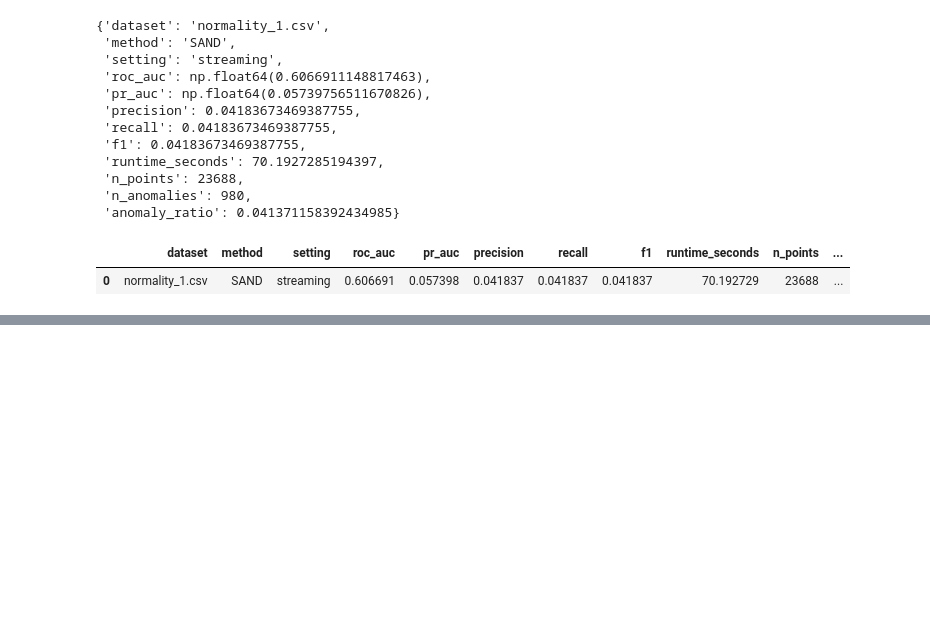
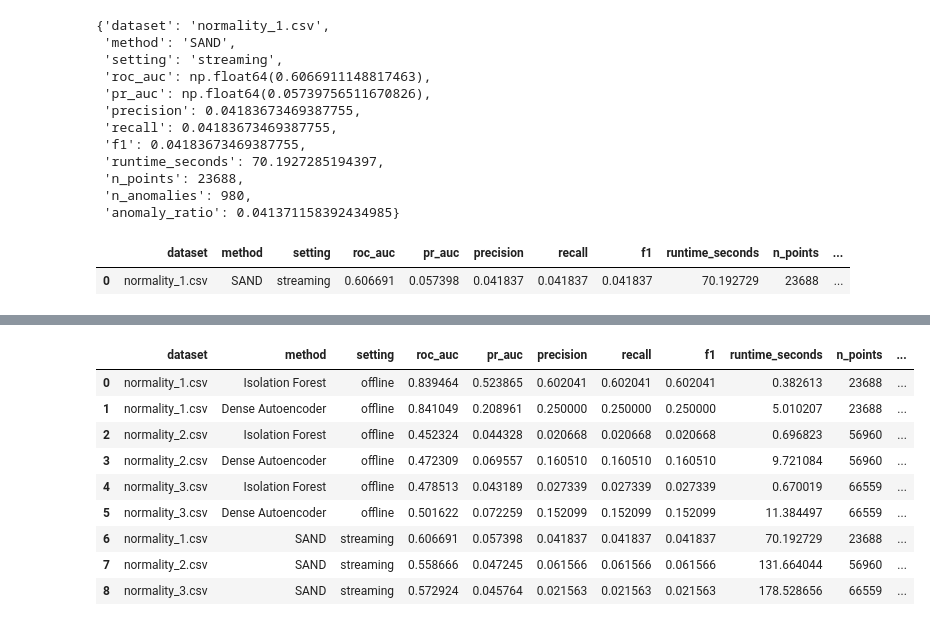
Before and after one commit to OrestisGeo/streamify-ts-anomaly-detection, a Jupyter notebook: notebooks/project2_main.ipynb, the cells around one changed output, grey strips where cells are left out. Drawn from its saved outputs; the diff is of its cells as text; code cells hidden in the pictures; blank space fills up the shorter version.

Commit message:
Save baseline results

```diff
--- a/notebooks/project2_main.ipynb
+++ b/notebooks/project2_main.ipynb
@@ -861,0 +949,31 @@ Already up to date.
+# %%
+from pathlib import Path
+import pandas as pd
+
+TABLES_DIR = Path("results/tables")
+
+offline_results = pd.read_csv(TABLES_DIR / "offline_baseline_results.csv")
+sand_results = pd.read_csv(TABLES_DIR / "sand_streaming_results.csv")
+
+all_baseline_results = pd.concat(
+    [offline_results, sand_results],
+    ignore_index=True
+)
+
+all_baseline_results.to_csv(
+    TABLES_DIR / "all_baseline_results.csv",
+    index=False
+)
+
+display(all_baseline_results)
+# %% [output]
+|  | dataset | method | setting | roc_auc | pr_auc | precision | recall | f1 | runtime_seconds | n_points | ... |
+| 0 | normality_1.csv | Isolation Forest | offline | 0.839464 | 0.523865 | 0.602041 | 0.602041 | 0.602041 | 0.382613 | 23688 | ... |
+| 1 | normality_1.csv | Dense Autoencoder | offline | 0.841049 | 0.208961 | 0.250000 | 0.250000 | 0.250000 | 5.010207 | 23688 | ... |
+| 2 | normality_2.csv | Isolation Forest | offline | 0.452324 | 0.044328 | 0.020668 | 0.020668 | 0.020668 | 0.696823 | 56960 | ... |
+| 3 | normality_2.csv | Dense Autoencoder | offline | 0.472309 | 0.069557 | 0.160510 | 0.160510 | 0.160510 | 9.721084 | 56960 | ... |
+| 4 | normality_3.csv | Isolation Forest | offline | 0.478513 | 0.043189 | 0.027339 | 0.027339 | 0.027339 | 0.670019 | 66559 | ... |
+| 5 | normality_3.csv | Dense Autoencoder | offline | 0.501622 | 0.072259 | 0.152099 | 0.152099 | 0.152099 | 11.384497 | 66559 | ... |
+| 6 | normality_1.csv | SAND | streaming | 0.606691 | 0.057398 | 0.041837 | 0.041837 | 0.041837 | 70.192729 | 23688 | ... |
+| 7 | normality_2.csv | SAND | streaming | 0.558666 | 0.047245 | 0.061566 | 0.061566 | 0.061566 | 131.664044 | 56960 | ... |
+| 8 | normality_3.csv | SAND | streaming | 0.572924 | 0.045764 | 0.021563 | 0.021563 | 0.021563 | 178.528656 | 66559 | ... |
```
Also changed, not shown: parts of 3 cells of this notebook.
